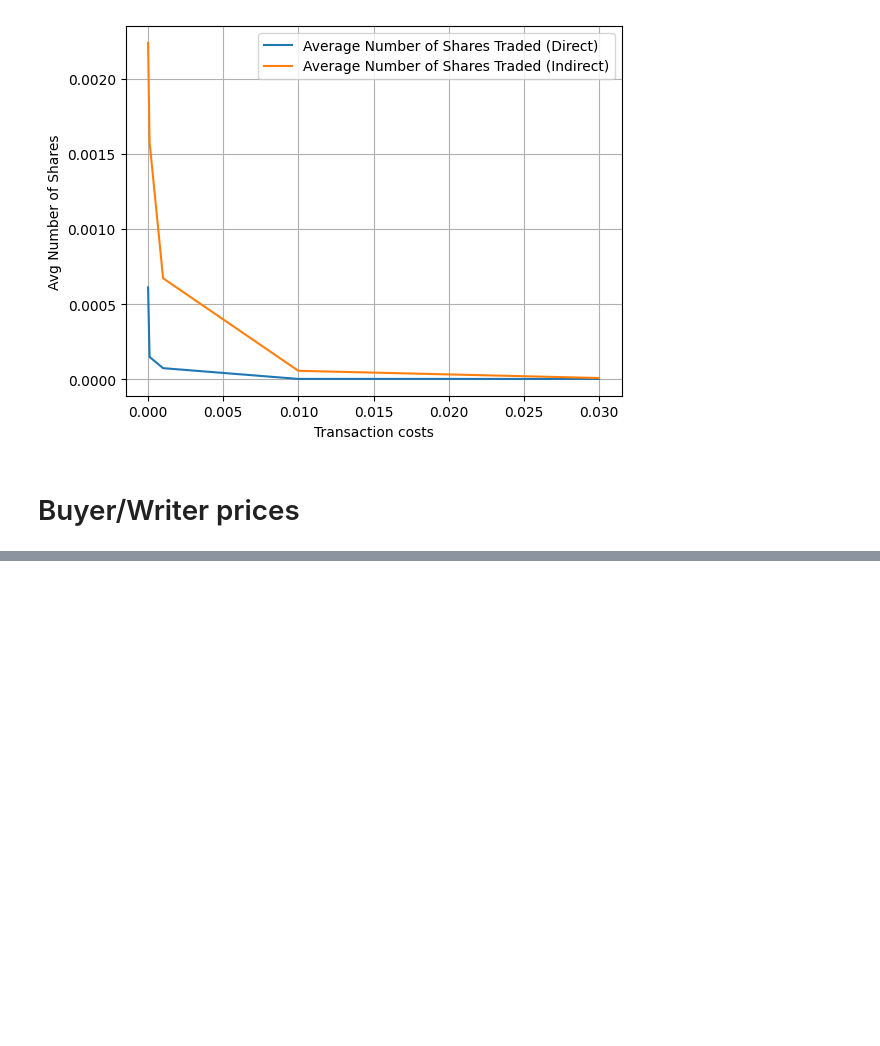
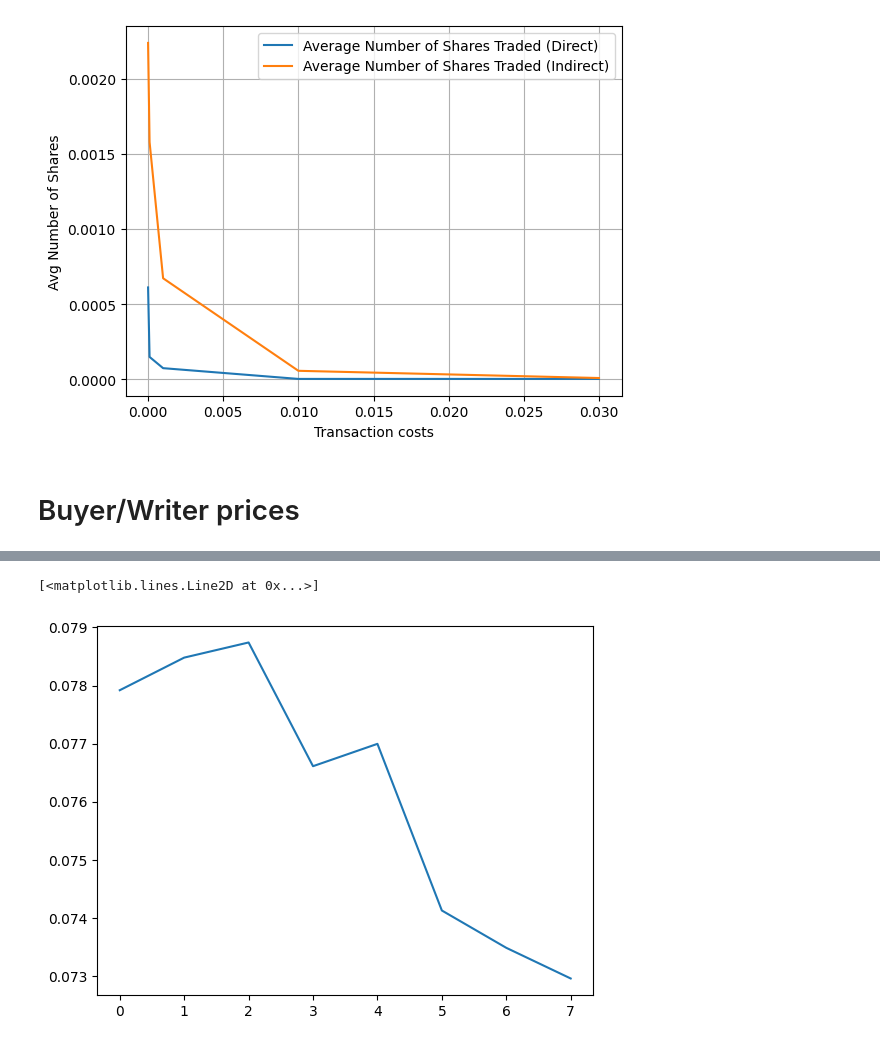
Before and after one commit to JulesArzel/Deep_Hedging_v2, a Jupyter notebook: Deep Reinforcement Learning Approach/Main_Deep_RL_pfhedge.ipynb, the cells around one changed output, grey strips where cells are left out. Saved outputs shown, nothing was run; the diff lists cells and outputs as text; code cells hidden in the pictures; blank space fills up the shorter version.

```diff
--- a/Deep Reinforcement Learning Approach/Main_Deep_RL_pfhedge.ipynb
+++ b/Deep Reinforcement Learning Approach/Main_Deep_RL_pfhedge.ipynb
@@ -941,0 +956,18 @@ Bid-Ask Spread:       0.01242
+# %%
+train_buyer = True
+# %%
+price_buyer = {}
+
+if train_buyer :
+    tc_buyer = [0,np.exp(-9),np.exp(-8),np.exp(-7),np.exp(-6),np.exp(-5),np.exp(-4),np.exp(-3)]
+    for i in range(len(tc_buyer)):
+        print(tc_buyer[i])
+        globals()[f'buyer_derivative_{i}'] = NegativeEuropeanOption(BrownianStock(cost=tc_buyer[i]), maturity=1)
+        globals()[f'model_MLP_buyer_{i}'] = MultiLayerPerceptron()
+        globals()[f'hedger_MLP_buyer_{i}'] = Hedger(globals()[f'model_MLP_buyer_{i}'], ["log_moneyness", "expiry_time", "volatility", "prev_hedge"])
+        globals()[f'hedger_MLP_buyer_{i}'].fit(globals()[f'buyer_derivative_{i}'], n_paths=10000, n_epochs=50)
+        globals()[f'price_MLP_buyer_{i}'] = -globals()[f'hedger_MLP_buyer_{i}'].price(globals()[f'buyer_derivative_{i}'], n_paths=10000)
+
+        price_buyer[tc_buyer[i]]=globals()[f'price_MLP_buyer_{i}'].item()
+
+        torch.save(globals()[f'hedger_MLP_buyer_{i}'].state_dict(), f"MLP_buyer_{i}.pth")
@@ -941,0 +983,8 @@ Bid-Ask Spread:       0.01242
+# %%
+liste = list(price_buyer.values())
+price_buy = [-x for x in liste]
+# %%
+plt.plot(price_buy)
+# %% [output]
+[<matplotlib.lines.Line2D at 0x...>]
+[figure, added]
```
Also changed, not shown: parts of 7 cells of this notebook, 8 other files.
